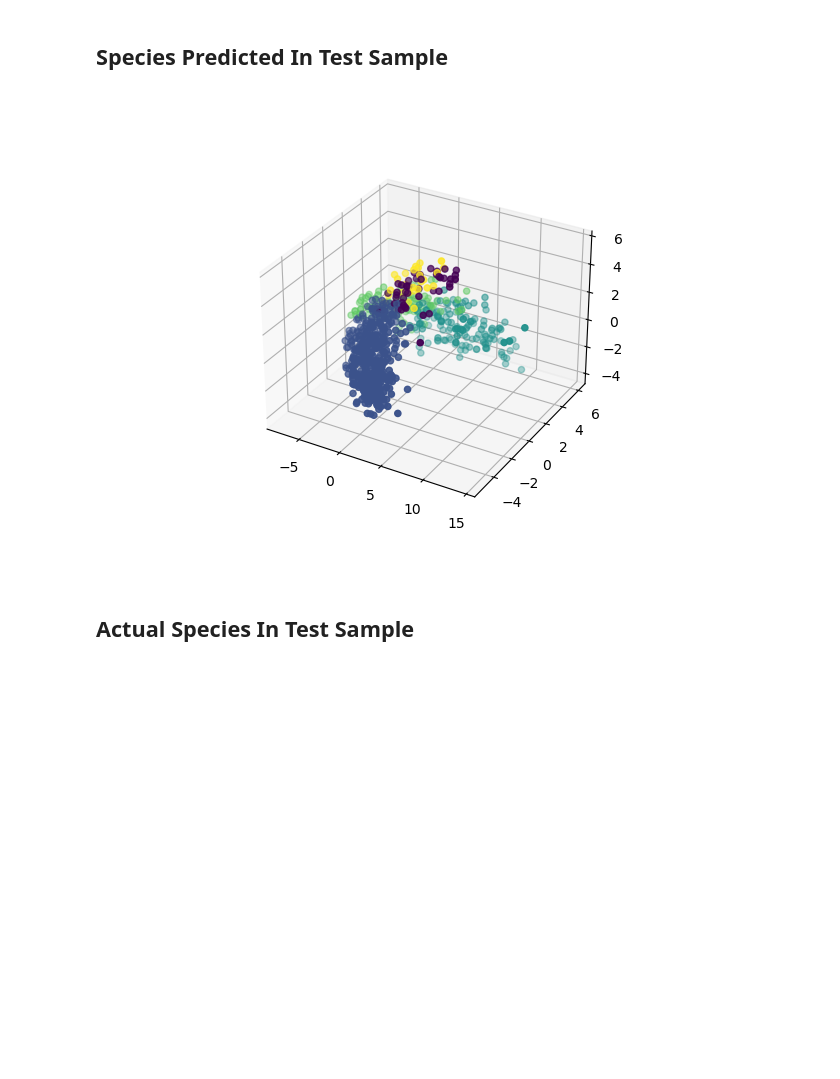
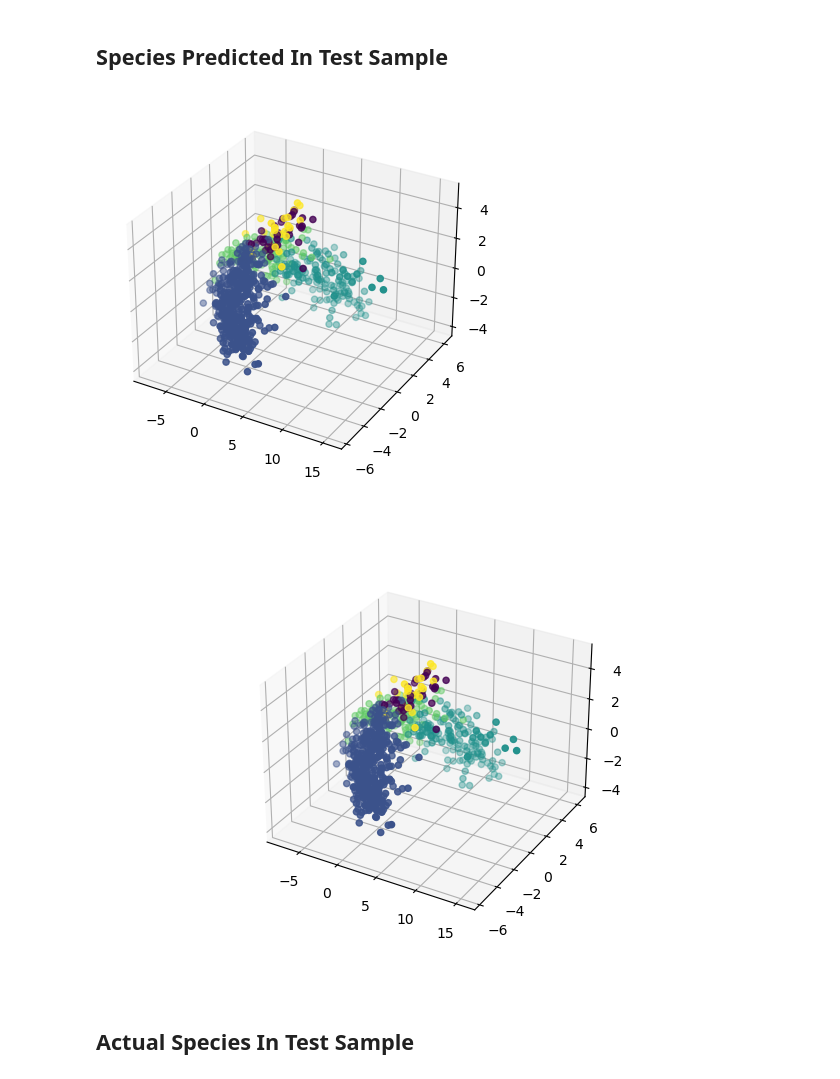
Before and after one commit to UCSD-E4E/passive-acoustic-biodiversity, a Jupyter notebook: BirdnetEmbeddings/Centroid Outlier Detection.ipynb, the cells around one changed output. Saved outputs shown, nothing was run; the diff lists cells and outputs as text; code cells hidden in the pictures; blank space fills up the shorter version.

Commit message:
Adding changes to make figures appear for PCA visualizations

```diff
--- a/BirdnetEmbeddings/Centroid Outlier Detection.ipynb
+++ b/BirdnetEmbeddings/Centroid Outlier Detection.ipynb
@@ -387,12 +394,13 @@ pca_embeddings
 # %%
 #cleaned_cluster_data[~cleaned_cluster_data.index.isin(test.index)].sort_index(axis = 0)
 embeddings_to_plot = pca_embeddings[pca_embeddings.index.isin(test.index)].sort_index(axis = 0)
 fig = plt.figure()
 ax = fig.add_subplot(projection='3d')
 plot = ax.scatter(embeddings_to_plot.get("x"), embeddings_to_plot.get("y"),embeddings_to_plot.get("z"), c=embeddings_to_plot.get("species_predicted"))
-plot;
+fig
 # %% [output]
-[figure, old version]
+[figure, new version]
+[figure, added]
 # %% [markdown]
 ## Actual Species In Test Sample
 # %%
```
Also changed, not shown: parts of 22 cells of this notebook.
